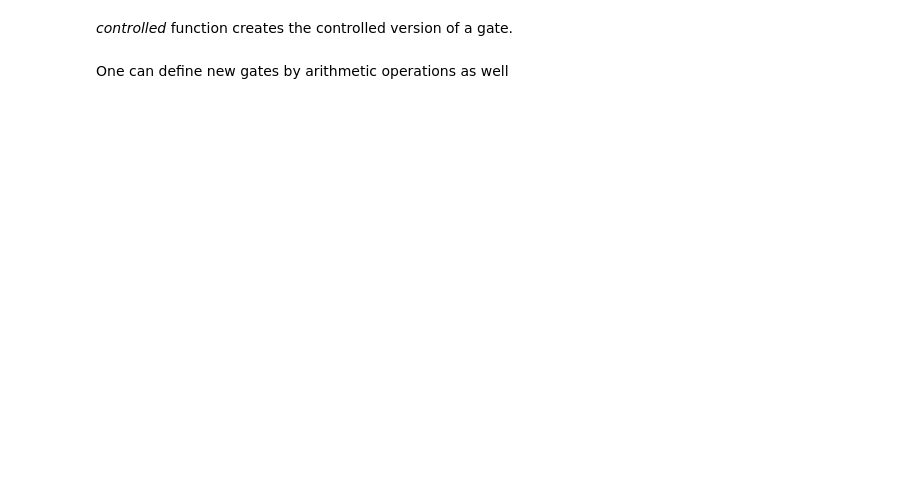
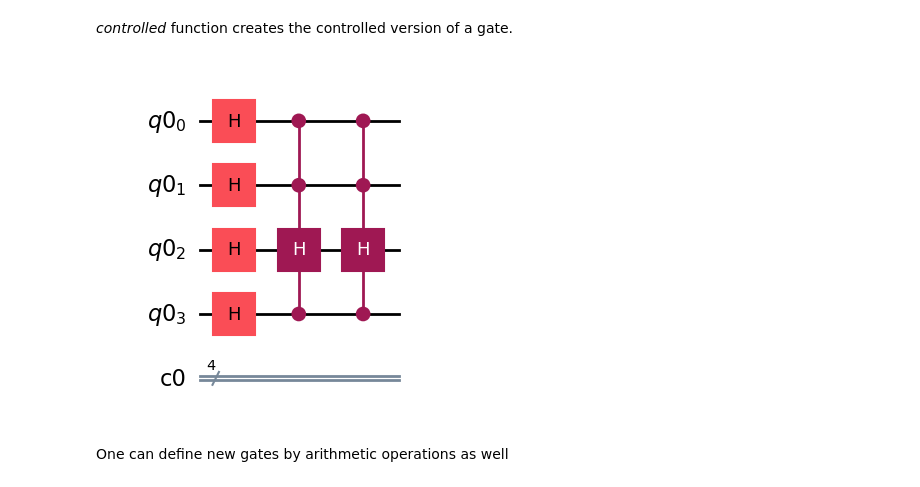
Before and after one commit to sbbzplt/QWorld-Nickel, a Jupyter notebook: nickel/A00_Qiskit_Introduction.ipynb, the cells around one changed output. Saved outputs shown, nothing was run; the diff lists cells and outputs as text; code cells hidden in the pictures; blank space fills up the shorter version.

```diff
--- a/nickel/A00_Qiskit_Introduction.ipynb
+++ b/nickel/A00_Qiskit_Introduction.ipynb
@@ -149,13 +169,15 @@ circuit2.draw()
 # %%
 # To be able to use the control function with H gate, we need to import H gate class
 from qiskit.circuit.library.standard_gates import HGate
 
 CCCH = HGate().control(3)
 
 # The first 3 qubits act as the control and the last qubit is the target
 circuit2.append(CCCH,[0,1,3,2])
 
-circuit2.draw()
+circuit2.draw("mpl")
+# %% [output]
+[figure, added]
 # %% [markdown]
 One can define new gates by arithmetic operations as well
 # %%
```
Also changed, not shown: parts of 16 cells of this notebook.
